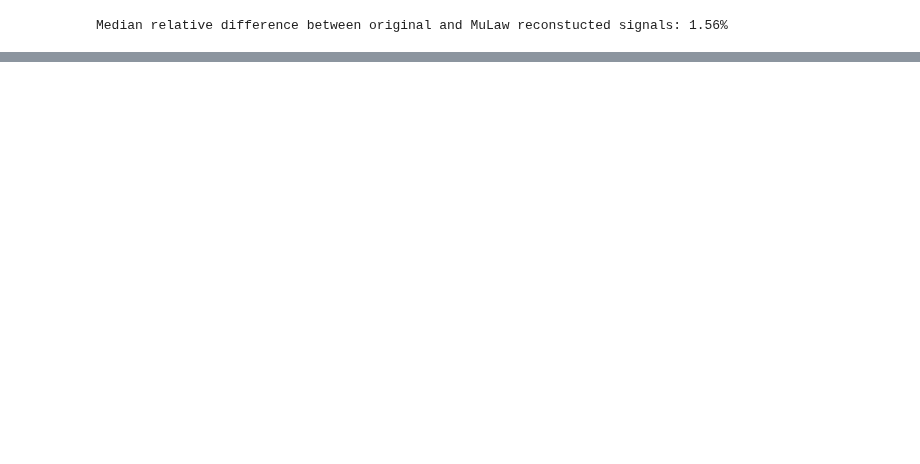
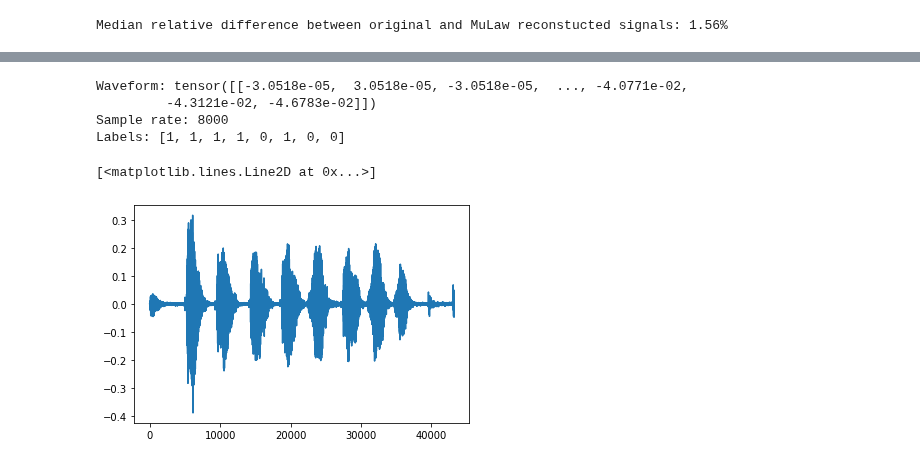
Before and after one commit to TzurV/TestMe, a Jupyter notebook: TORCHAUDIO_TUTORIAL.ipynb, the cells around one changed output, grey strips where cells are left out. Drawn from its saved outputs; the diff is of its cells as text; code cells hidden in the pictures; blank space fills up the shorter version.

```diff
--- a/TORCHAUDIO_TUTORIAL.ipynb
+++ b/TORCHAUDIO_TUTORIAL.ipynb
@@ -153,0 +165,20 @@ Median relative difference between original and MuLaw reconstucted signals: 1.56
+# %%
+yesno_data = torchaudio.datasets.YESNO('./', download=True)
+
+# A data point in Yesno is a tuple (waveform, sample_rate, labels) where labels is a list of integers with 1 for yes and 0 for no.
+
+# Pick data point number 3 to see an example of the the yesno_data:
+n = 3
+waveform, sample_rate, labels = yesno_data[n]
+
+print("Waveform: {}\nSample rate: {}\nLabels: {}".format(waveform, sample_rate, labels))
+
+plt.figure()
+plt.plot(waveform.t().numpy())
+# %% [output]
+Waveform: tensor([[-3.0518e-05,  3.0518e-05, -3.0518e-05,  ..., -4.0771e-02,
+         -4.3121e-02, -4.6783e-02]])
+Sample rate: 8000
+Labels: [1, 1, 1, 1, 0, 1, 0, 0]
+[<matplotlib.lines.Line2D at 0x...>]
+[figure, added]
```
Also changed, not shown: parts of 2 cells of this notebook.
